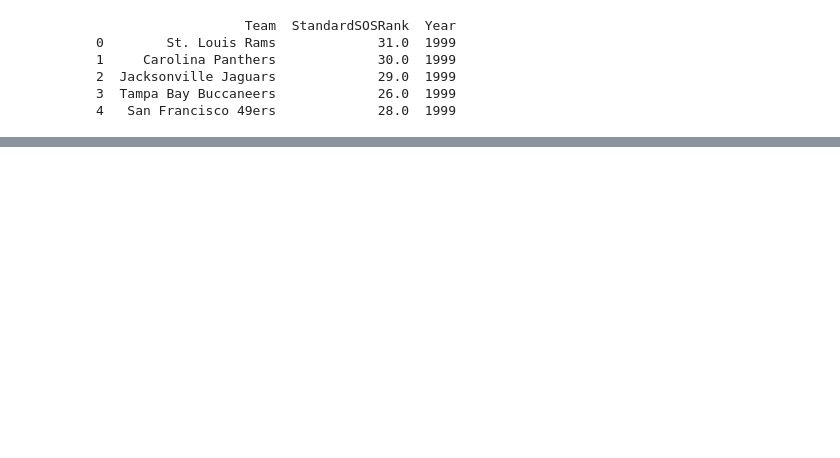
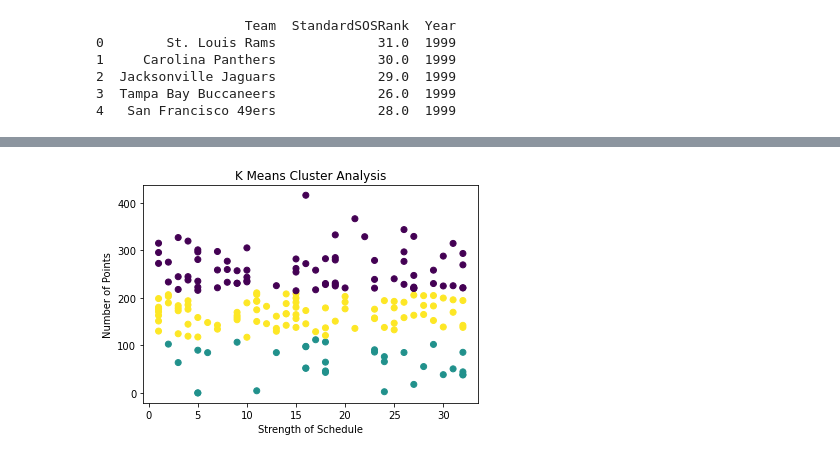
Before and after one commit to maha4208/fantasy-football-statistical-analysis, a Jupyter notebook: SOSCluster.ipynb, the cells around one changed output, grey strips where cells are left out. Drawn from its saved outputs; the diff is of its cells as text; code cells hidden in the pictures; blank space fills up the shorter version.

```diff
--- a/SOSCluster.ipynb
+++ b/SOSCluster.ipynb
@@ -118,0 +158,11 @@ print(tuple_list2)
+# %%
+#run the final kmeans clustering based on number of clusters taken from elbow method.
+final_kmeans = KMeans(n_clusters=3).fit(data)
+
+plt.scatter(sosSample, pointsSample, c=final_kmeans.labels_)
+plt.title('K Means Cluster Analysis')
+plt.xlabel('Strength of Schedule')
+plt.ylabel('Number of Points')
+plt.show()
+# %% [output]
+[figure, added]
```
Also changed, not shown: parts of 7 cells of this notebook, 2 other files.
